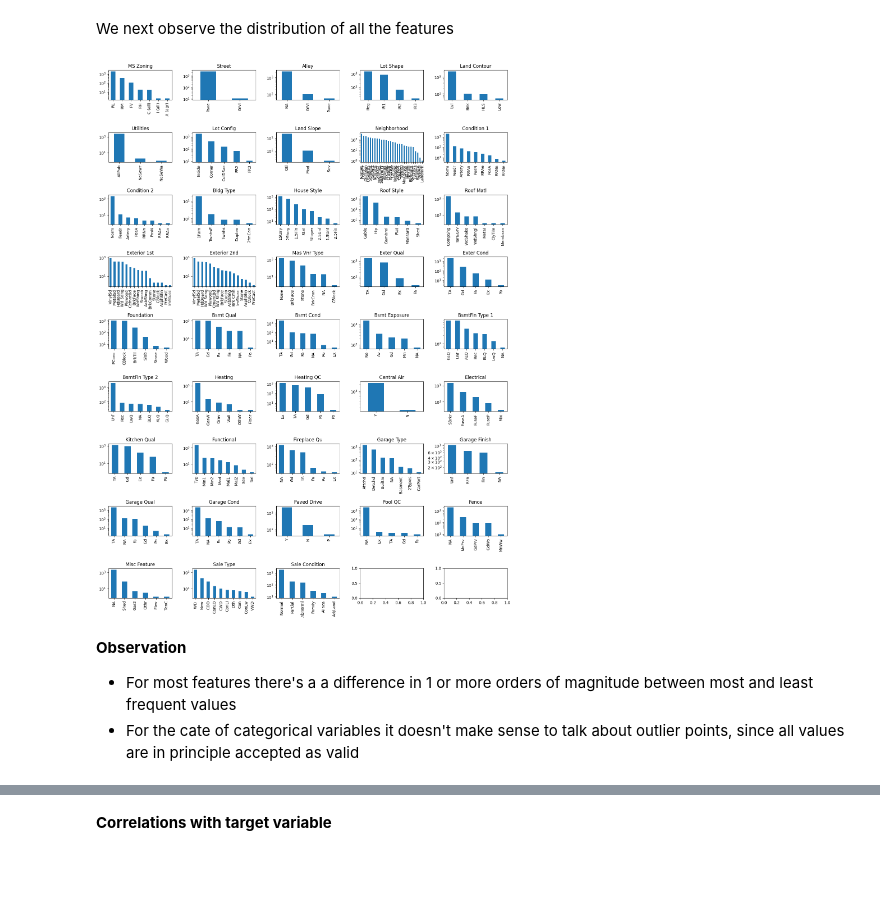
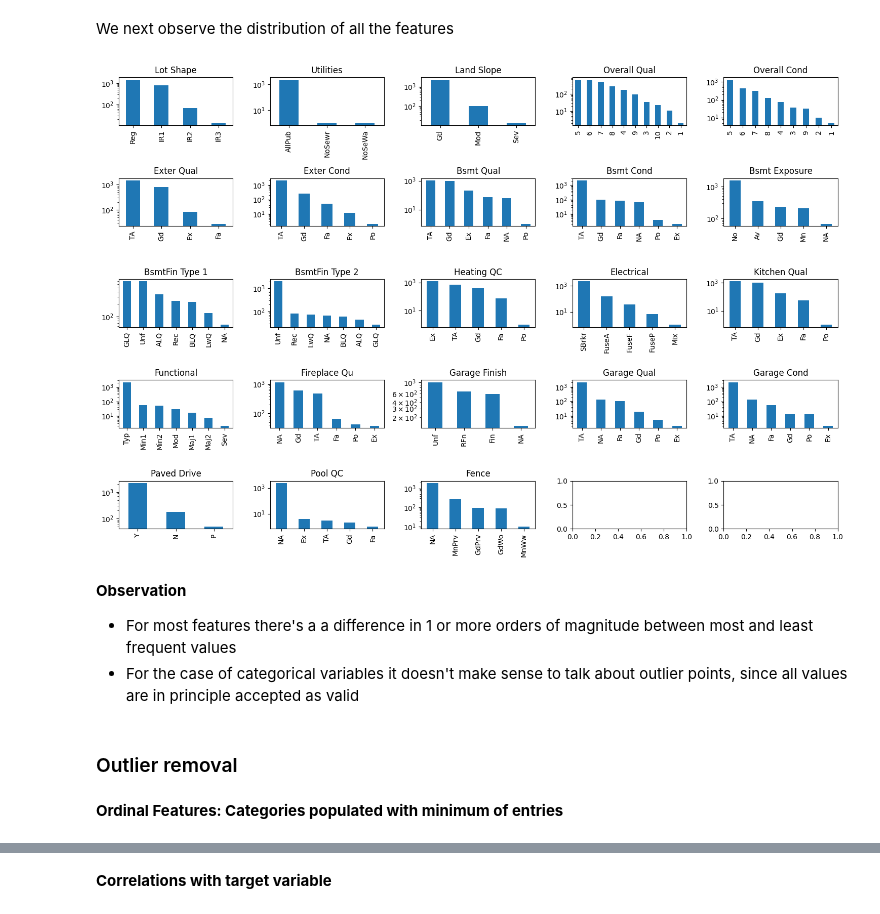
Before and after one commit to miguelfaf10/epfl_extension_school, a Jupyter notebook: 3_machine-learning-I_project/house-prices/house-prices-solution.ipynb, the cells around one changed output, grey strips where cells are left out. Cells and saved outputs as stored; diff of their text form; code cells hidden in the pictures; blank space fills up the shorter version.

```diff
--- a/3_machine-learning-I_project/house-prices/house-prices-solution.ipynb
+++ b/3_machine-learning-I_project/house-prices/house-prices-solution.ipynb
@@ -130,0 +301,29 @@ Number of categorical features: 43
+# %%
+df_feature = pd.DataFrame()
+df_feature['SalePrice'] = df['SalePrice']
+# %%
+# Apply the function to each high-cardinality feature
+for feature in ['MS SubClass', 'Neighborhood', 'Exterior 1st', 'Exterior 2nd']:
+
+    # Calculate mean SalePrice for each category
+    mean_sale_price = df.groupby(feature)['SalePrice'].mean()
+
+    # Bin the mean SalePrice into 4 groups
+    bins = 5
+    sale_price_bins = pd.qcut(mean_sale_price, q=bins, labels=[f"bin_{i+1}" for i in range(bins)])
+
+    # add feature to dataframe of features engineering
+    df_feature[f"{feature}_grouped"] = df[feature].map(sale_price_bins)
+
+
+n_cols = 2
+n_rows = 2
+
+fig, axs = plt.subplots(n_rows, n_cols, figsize=(13, 7))
+
+for i, col in enumerate(['MS SubClass_grouped', 'Neighborhood_grouped', 'Exterior 1st_grouped', 'Exterior 2nd_grouped']):
+    r, c = np.divmod(i, n_cols)
+    sns.boxplot(x=col, y='SalePrice', data=df_feature, ax=axs[r, c])
+    #axs[r, c].set_yscale('log')
+    axs[r, c].set_title(col, y=1.0)
+    axs[r, c].set_xlabel('')
@@ -170,6 +377,6 @@ mode_value = df['Electrical'].mode()[0]
 df['Electrical'].fillna(mode_value, inplace=True)
 # %%
 # Replace missing values with 'None'
-df[categorical_features] = df[categorical_features].fillna('NA')
-df[categorical_features].replace('None','NA', inplace=True)
+df[ordinal_features] = df[ordinal_features].fillna('NA')
+df[ordinal_features].replace('None','NA', inplace=True)
 # %%
@@ -182,21 +389,25 @@ Missing values in categorical columns after cleaning:  0
 We next observe the distribution of all the features
 # %%
 n_cols = 5
-n_rows = 9
+n_rows = 5
 
-fig, axs = plt.subplots(n_rows, n_cols, figsize=(15, 20))
+fig, axs = plt.subplots(n_rows, n_cols, figsize=(15, 10))
 
-for i, col in enumerate(categorical_features):
+for i, col in enumerate(ordinal_features):
     r, c = np.divmod(i, n_cols)
     df[col].value_counts().plot(kind='bar', ax=axs[r, c], logy=True)
     axs[r, c].set_title(col, y=1.0)
     axs[r, c].set_xlabel('')
 
 plt.tight_layout()
 plt.show()
 # %% [output]
-[figure, old version]
+[figure, new version]
 # %% [markdown]
 __Observation__
 - For most features there's a a difference in 1 or more orders of magnitude between most and least frequent values
-- For the cate of categorical variables it doesn't make sense to talk about outlier points, since all values are in principle accepted as valid
+- For the case of categorical variables it doesn't make sense to talk about outlier points, since all values are in principle accepted as valid
+# %% [markdown]
+### Outlier removal
+# %% [markdown]
+__Ordinal Features: Categories populated with minimum of entries__
```
Also changed, not shown: parts of 131 cells of this notebook.
